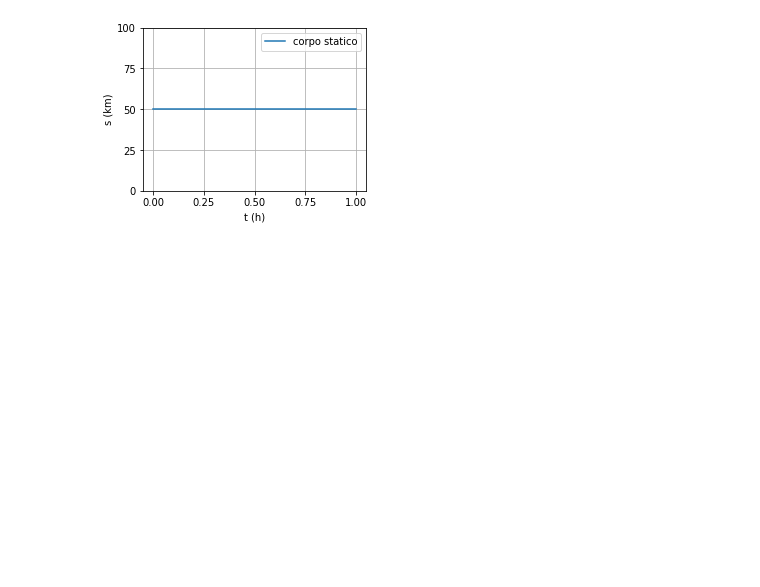
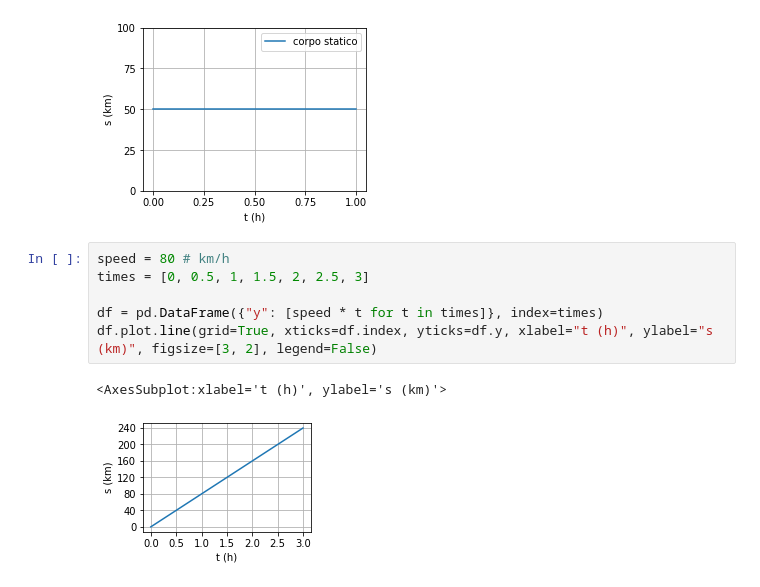
Before and after one commit to dennyb87/phoenomena, a Jupyter notebook: 3_forze_e_moto/esercizi/notebook.ipynb, the cells around one changed output. Drawn from its saved outputs; the diff is of its cells as text; blank space fills up the shorter version.

```diff
--- a/3_forze_e_moto/esercizi/notebook.ipynb
+++ b/3_forze_e_moto/esercizi/notebook.ipynb
@@ -36,3 +36,12 @@ df.plot.line(grid=True, xticks=df.index, yticks=[100 * h for h in hours], xlabel
 # %% [output]
 <AxesSubplot:xlabel='t (h)', ylabel='s (km)'>
 [figure]
+# %%
+speed = 80 # km/h
+times = [0, 0.5, 1, 1.5, 2, 2.5, 3]
+
+df = pd.DataFrame({"y": [speed * t for t in times]}, index=times)
+df.plot.line(grid=True, xticks=df.index, yticks=df.y, xlabel="t (h)", ylabel="s (km)", figsize=[3, 2], legend=False)
+# %% [output]
+<AxesSubplot:xlabel='t (h)', ylabel='s (km)'>
+[figure, added]
```
Also changed, not shown: 1 other file.
